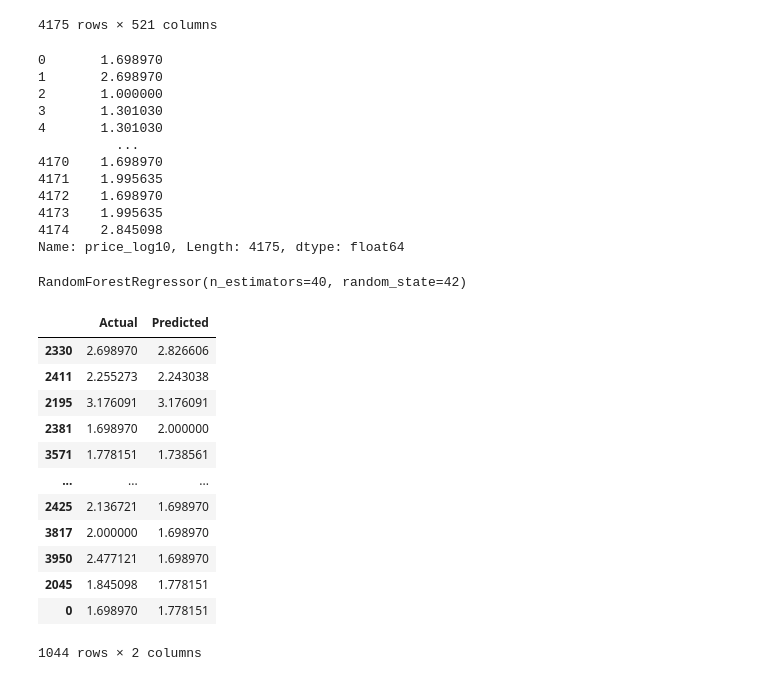
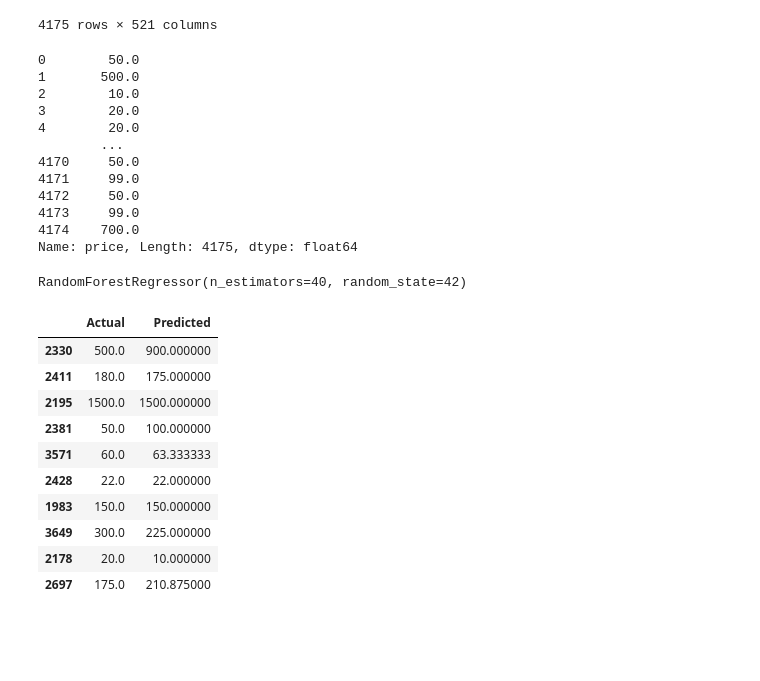
Before and after one commit to aortiz224/bootcamp_finalproject, a Jupyter notebook: Notebook/ML_finalproject.ipynb, the cells around one changed output. Drawn from its saved outputs; the diff is of its cells as text; code cells hidden in the pictures; blank space fills up the shorter version.

```diff
--- a/Notebook/ML_finalproject.ipynb
+++ b/Notebook/ML_finalproject.ipynb
@@ -147,9 +147,9 @@ X.head()
 | 4 | 0 | 2 | 1 | 2 | 1 | 0 | 0 | ... |
 5 rows × 521 columns
 # %%
-y= df_ml2['price_log10']
+y= df_ml2['price']
 # %%
-X_train, X_test, y_train, y_test = train_test_split(X, y, random_state=42)
+X_train, X_test, y_train, y_test = train_test_split(X, y, random_state=42, train_size=0.80)
 # %%
 # Creating, fitting, and scaling the data
 scaler = StandardScaler()
@@ -202,23 +205,23 @@ X
 | 4174 | 0 | 1 | 1 | 2 | 0 | 1 | 0 | ... |
 4175 rows × 521 columns
 # %%
-y=df_ml2['price_log10']
+y=df_ml2['price']
 y
 # %% [output]
-0       1.698970
-1       2.698970
-2       1.000000
-3       1.301030
-4       1.301030
-          ...
-4170    1.698970
-4171    1.995635
-4172    1.698970
-4173    1.995635
-4174    2.845098
-Name: price_log10, Length: 4175, dtype: float64
+0        50.0
+1       500.0
+2        10.0
+3        20.0
+4        20.0
+        ...
+4170     50.0
+4171     99.0
+4172     50.0
+4173     99.0
+4174    700.0
+Name: price, Length: 4175, dtype: float64
 # %%
-X_train, X_test, y_train, y_test = train_test_split(X, y, random_state=42)
+X_train, X_test, y_train, y_test = train_test_split(X, y, random_state=42, train_size=0.80)
 # %%
 # Creating, fitting, and scaling the data
 scaler = StandardScaler()
@@ -236,18 +239,16 @@ RandomForestRegressor(n_estimators=40, random_state=42)
 y_pred= forest.predict(X_test_scaled)
 # %%
 df_2= pd.DataFrame({'Actual':y_test, "Predicted":predictions})
-df_2
+df_2.head(10)
 # %% [output]
 |  | Actual | Predicted |
-| 2330 | 2.698970 | 2.826606 |
-| 2411 | 2.255273 | 2.243038 |
-| 2195 | 3.176091 | 3.176091 |
-| 2381 | 1.698970 | 2.000000 |
-| 3571 | 1.778151 | 1.738561 |
-| ... | ... | ... |
-| 2425 | 2.136721 | 1.698970 |
-| 3817 | 2.000000 | 1.698970 |
-| 3950 | 2.477121 | 1.698970 |
-| 2045 | 1.845098 | 1.778151 |
-| 0 | 1.698970 | 1.778151 |
+| 2330 | 500.0 | 900.000000 |
+| 2411 | 180.0 | 175.000000 |
+| 2195 | 1500.0 | 1500.000000 |
+| 2381 | 50.0 | 100.000000 |
+| 3571 | 60.0 | 63.333333 |
+| 2428 | 22.0 | 22.000000 |
+| 1983 | 150.0 | 150.000000 |
+| 3649 | 300.0 | 225.000000 |
+| 2178 | 20.0 | 10.000000 |
+| 2697 | 175.0 | 210.875000 |
-1044 rows × 2 columns
```
Also changed, not shown: parts of 1 cell of this notebook, 3 other files.
